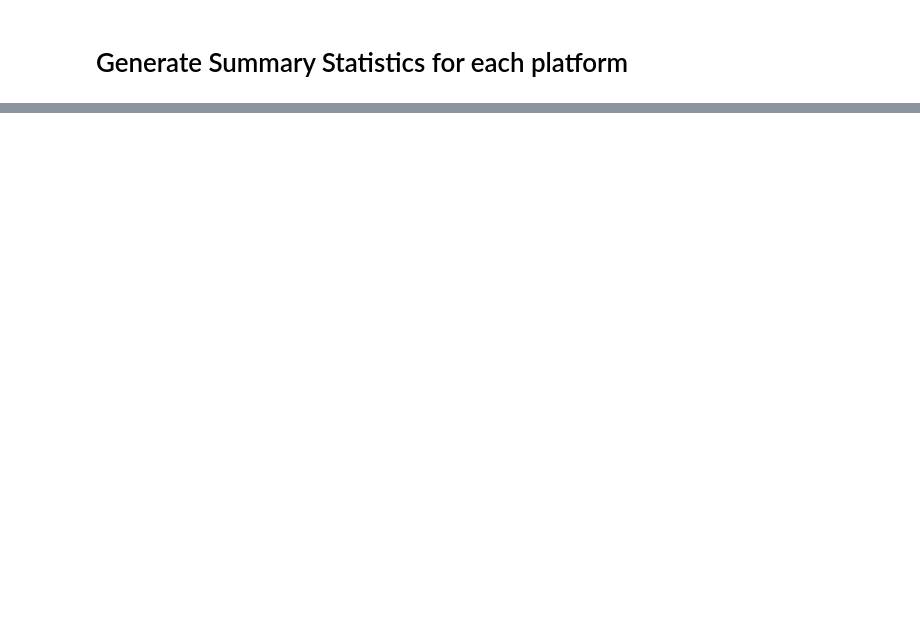
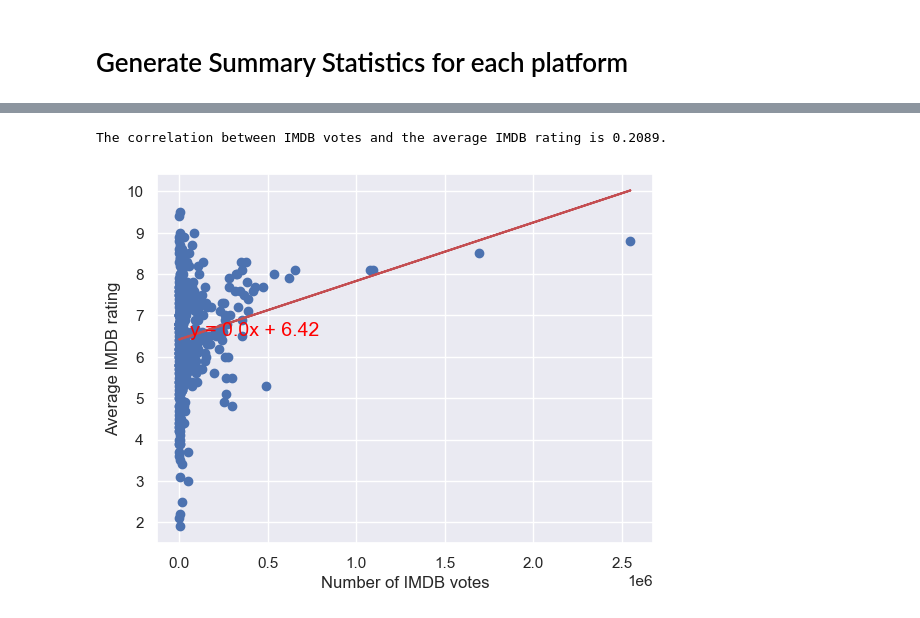
Before and after one commit to gfoley15/netflixandchill, a Jupyter notebook: notebook/netflixandchill.ipynb, the cells around one changed output, grey strips where cells are left out. Cells and saved outputs as stored; diff of their text form; code cells hidden in the pictures; blank space fills up the shorter version.

```diff
--- a/notebook/netflixandchill.ipynb
+++ b/notebook/netflixandchill.ipynb
@@ -384,0 +458,22 @@ imdb_votes_summary_df
+# %%
+# Calculate the correlation coefficient and a linear regression model for IMDB Votes vs. the average rating for Netflix
+correlation = st.pearsonr(netflix_imdb_vote, netflix_avg_imdb_rating)
+rounded_corr = round(float(correlation[0]), 4)
+netflix_imdb_vote = netflix_imdb_vote.astype(float)
+(slope, intercept, rvalue, pvalue, stderr) = st.linregress(netflix_imdb_vote, netflix_avg_imdb_rating)
+line_eq = f'y = {(round(slope,5))}x + {(round(intercept,2))}'
+regress_values = netflix_imdb_vote * slope + intercept
+plt.scatter(netflix_imdb_vote, netflix_avg_imdb_rating)
+plt.plot(netflix_imdb_vote,regress_values,"r-")
+x_mean = np.mean(netflix_imdb_vote)
+y_mean = np.mean(netflix_avg_imdb_rating)
+x_text = x_mean
+y_text = slope * x_mean + intercept
+plt.annotate( line_eq,(x_text,y_text), fontsize=14, color='red')
+plt.xlabel("Number of IMDB votes")
+plt.ylabel("Average IMDB rating")
+print(f"The correlation between IMDB votes and the average IMDB rating is {rounded_corr}.")
+plt.show()
+# %% [output]
+The correlation between IMDB votes and the average IMDB rating is 0.2089.
+[figure, added]
```
Also changed, not shown: parts of 19 cells of this notebook, 1 other file.
